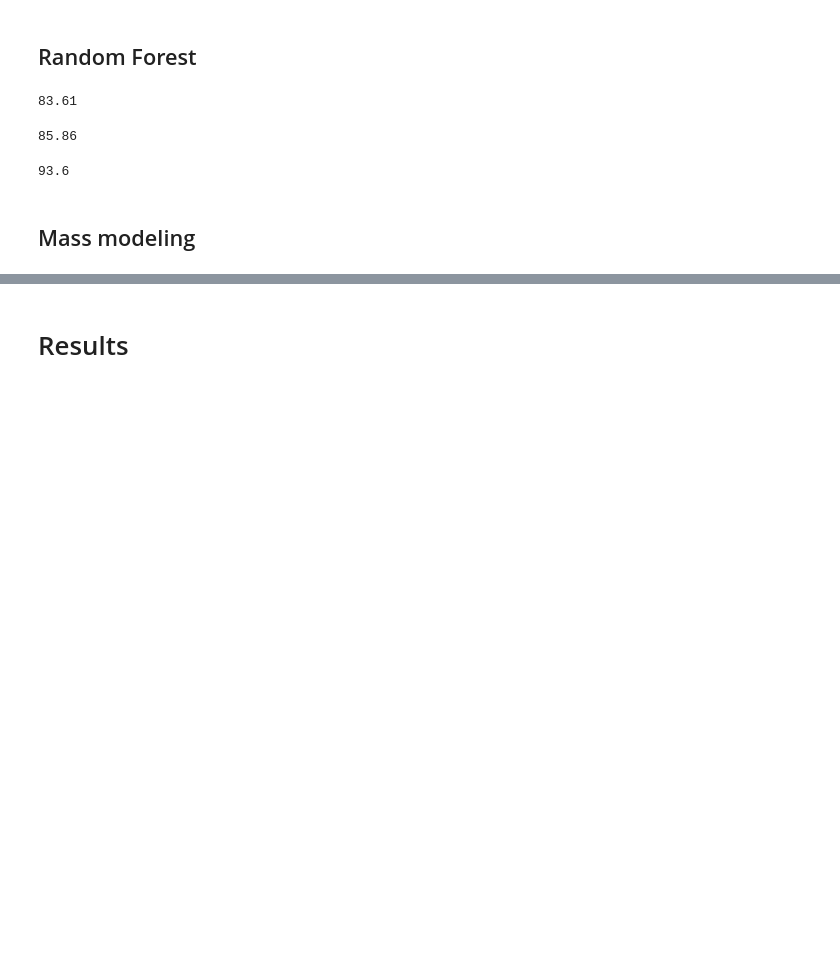
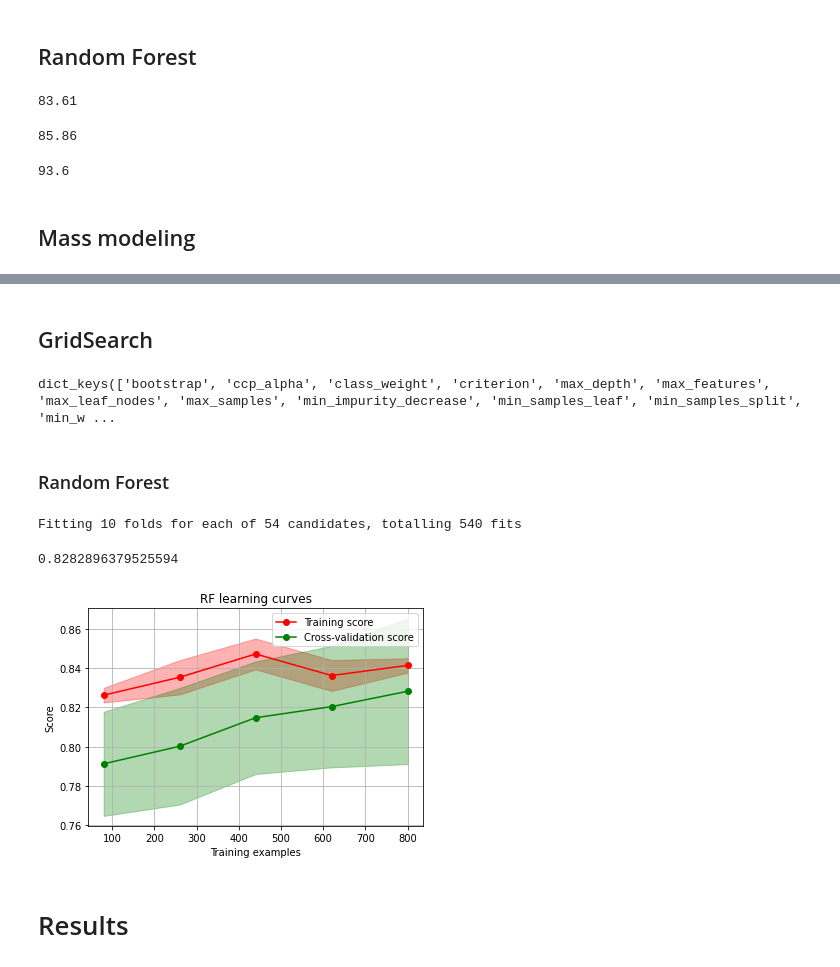
Before and after one commit to katsuba-mikhail/learn-kaggle, a Jupyter notebook: Kaggle_Titanic.ipynb, the cells around one changed output, grey strips where cells are left out. Drawn from its saved outputs; the diff is of its cells as text; code cells hidden in the pictures; blank space fills up the shorter version.

Commit message:
add GridSearch

```diff
--- a/Kaggle_Titanic.ipynb
+++ b/Kaggle_Titanic.ipynb
@@ -601,3 +610,71 @@ MLA_compare
+# %% [markdown]
+## GridSearch
+# %%
+kfold = StratifiedKFold(n_splits=10)
+
+RFC = RandomForestClassifier()
+
+RFC.get_params().keys()
+# %% [output]
+dict_keys(['bootstrap', 'ccp_alpha', 'class_weight', 'criterion', 'max_depth', 'max_features', 'max_leaf_nodes', 'max_samples', 'min_impurity_decrease', 'min_samples_leaf', 'min_samples_split', 'min_w ...
+# %% [markdown]
+### Random Forest
+# %%
+rf_param_grid = {
+    "max_depth": [None],
+    "max_features": [1, 3, 10],
+    "min_samples_split": [2, 3, 10],
+    "min_samples_leaf": [1, 3, 10],
+    "bootstrap": [False],
+    "n_estimators": [100, 300],
+    "criterion": ["gini"]
+}
+
+gsRFC = GridSearchCV(RFC, param_grid=rf_param_grid, cv=kfold, scoring="accuracy",
+                     n_jobs=4, verbose=1)
+
+gsRFC.fit(X_train, Y_train)
+
+RFC_best = gsRFC.best_estimator_
+
+gsRFC.best_score_
+# %% [output]
+Fitting 10 folds for each of 54 candidates, totalling 540 fits
+0.8282896379525594
+# %%
+def plot_learning_curve(estimator, title, X, y, ylim=None, cv=None,
+                        n_jobs=-1, train_sizes=np.linspace(0.1, 1.0, 5)):
+    """Generate plot test and training values"""
+    plt.figure()
+    plt.title(title)
+    if ylim is not None:
+        plt.ylim(*ylim)
+    plt.xlabel("Training examples")
+    plt.ylabel("Score")
+    train_sizes, train_scores, test_scores = learning_curve(
+        estimator, X, y, cv=cv, n_jobs=n_jobs, train_sizes=train_sizes)
+    train_scores_mean = np.mean(train_scores, axis=1)
+    train_scores_std = np.std(train_scores, axis=1)
+    test_scores_mean = np.mean(test_scores, axis=1)
+    test_scores_std = np.std(test_scores, axis=1)
+    plt.grid()
+
+    plt.fill_between(train_sizes, train_scores_mean - train_scores_std,
+                     train_scores_mean + train_scores_std, alpha=0.3, color="r")
+    plt.fill_between(train_sizes, test_scores_mean - test_scores_std,
+                     test_scores_mean + test_scores_std, alpha=0.3, color="g")
+    plt.plot(train_sizes, train_scores_mean, 'o-', color="r",
+             label="Training score")
+    plt.plot(train_sizes, test_scores_mean, 'o-', color="g",
+             label="Cross-validation score")
+
+    plt.legend(loc="best")
+    return plt
+
+g = plot_learning_curve(gsRFC.best_estimator_, "RF learning curves",
+                        X_train, Y_train, cv=kfold)
+# %% [output]
+[figure, added]
 # %% [markdown]
 # Results
 # %%
```
Also changed, not shown: parts of 9 cells of this notebook.
